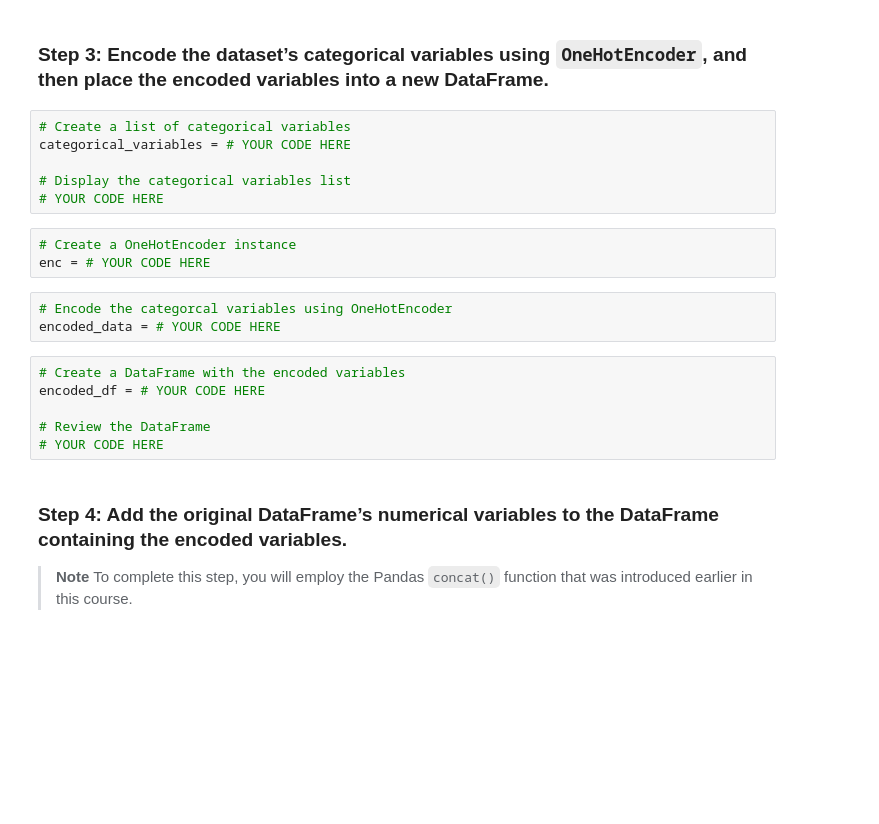
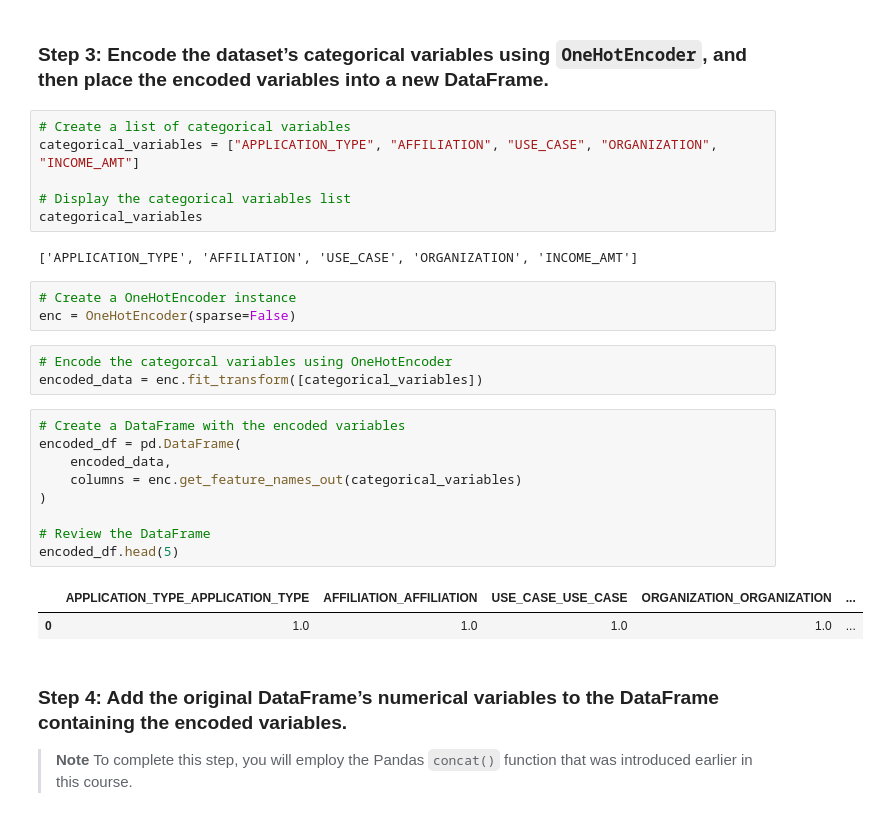
Before and after one commit to ObyNtech/module_13_challenge, a Jupyter notebook: Colab_venture_funding_with_deep_learning.ipynb, the cells around one changed output. Cells and saved outputs as stored; diff of their text form; blank space fills up the shorter version.

```diff
--- a/Colab_venture_funding_with_deep_learning.ipynb
+++ b/Colab_venture_funding_with_deep_learning.ipynb
@@ -153,22 +153,30 @@ applicant_data_df.head()
 ### Step 3: Encode the dataset’s categorical variables using `OneHotEncoder`, and then place the encoded variables into a new DataFrame.
 # %%
 # Create a list of categorical variables
-categorical_variables = # YOUR CODE HERE
+categorical_variables = ["APPLICATION_TYPE", "AFFILIATION", "USE_CASE", "ORGANIZATION", "INCOME_AMT"]
 
 # Display the categorical variables list
-# YOUR CODE HERE
+categorical_variables
+# %% [output]
+['APPLICATION_TYPE', 'AFFILIATION', 'USE_CASE', 'ORGANIZATION', 'INCOME_AMT']
 # %%
 # Create a OneHotEncoder instance
-enc = # YOUR CODE HERE
+enc = OneHotEncoder(sparse=False)
 # %%
 # Encode the categorcal variables using OneHotEncoder
-encoded_data = # YOUR CODE HERE
+encoded_data = enc.fit_transform([categorical_variables])
 # %%
 # Create a DataFrame with the encoded variables
-encoded_df = # YOUR CODE HERE
+encoded_df = pd.DataFrame(
+    encoded_data,
+    columns = enc.get_feature_names_out(categorical_variables)
+)
 
 # Review the DataFrame
-# YOUR CODE HERE
+encoded_df.head(5)
+# %% [output]
+|  | APPLICATION_TYPE_APPLICATION_TYPE | AFFILIATION_AFFILIATION | USE_CASE_USE_CASE | ORGANIZATION_ORGANIZATION | ... |
+| 0 | 1.0 | 1.0 | 1.0 | 1.0 | ... |
 # %% [markdown]
 ### Step 4: Add the original DataFrame’s numerical variables to the DataFrame containing the encoded variables.
 
```
